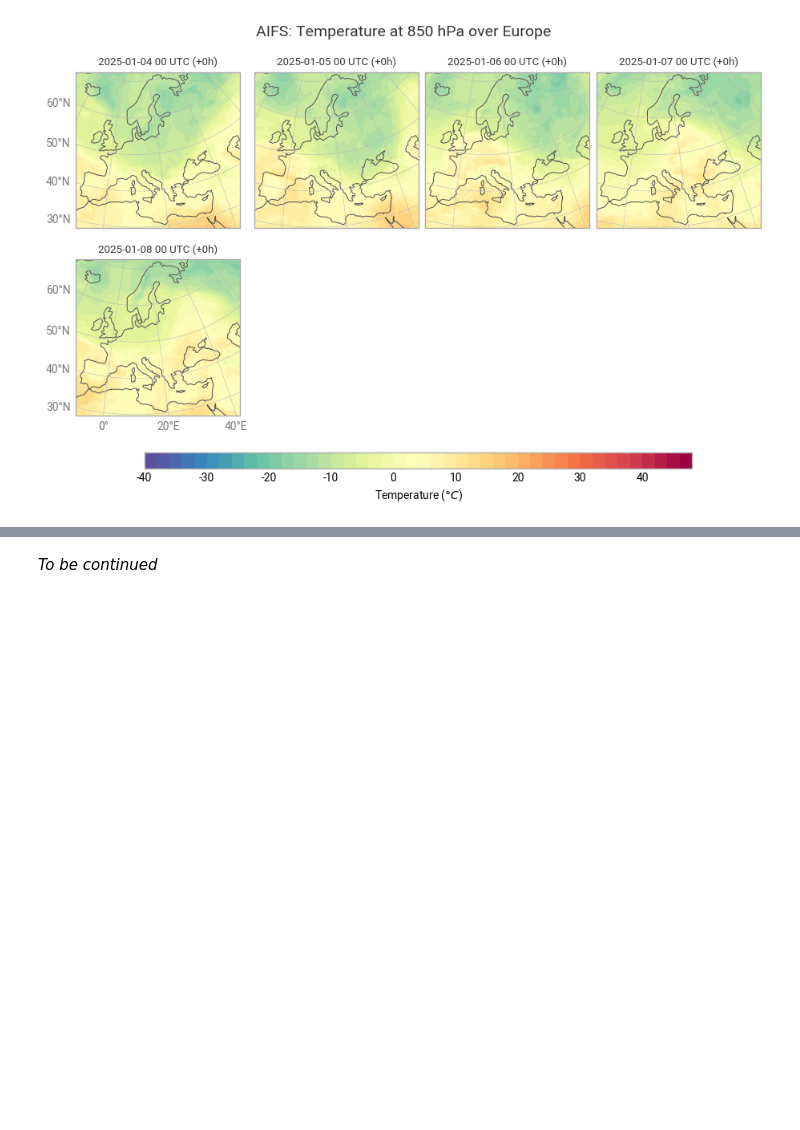
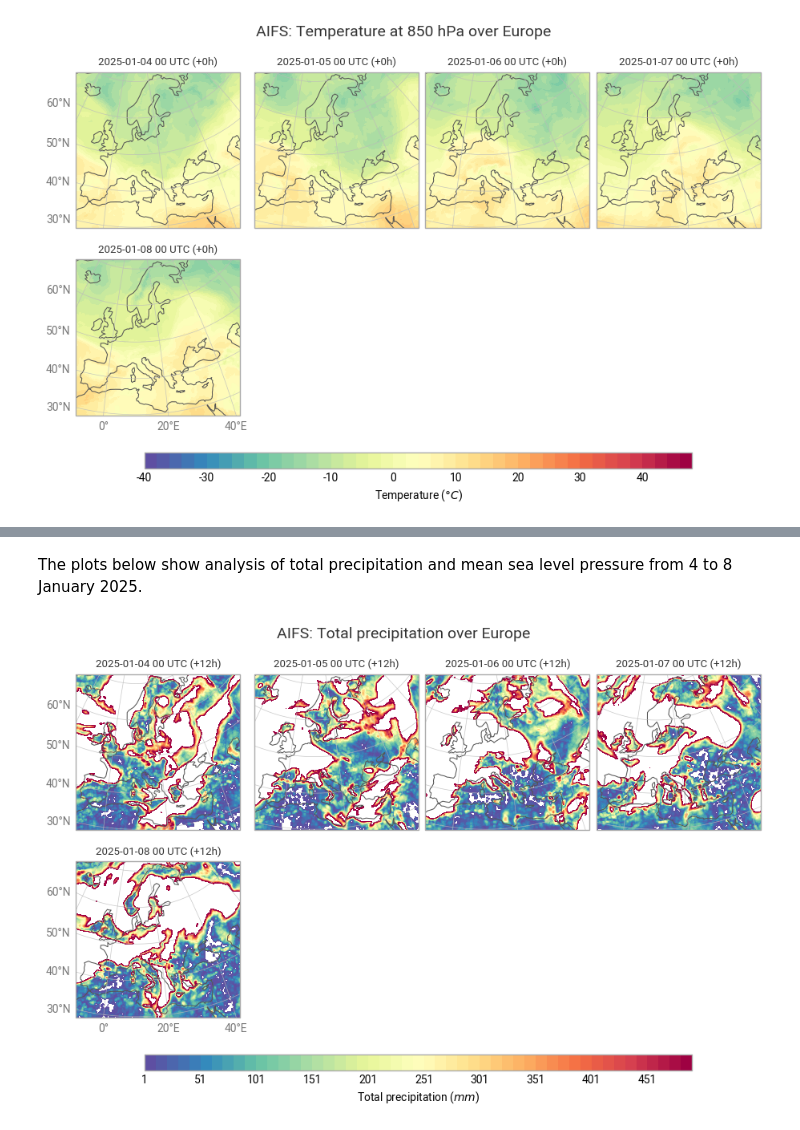
Before and after one commit to ECMWFCode4Earth/open-data-explorer, a Jupyter notebook: openDataVisio/examples/damaging-winds-aifs.ipynb, the cells around one changed output, grey strips where cells are left out. Saved outputs shown, nothing was run; the diff lists cells and outputs as text; code cells hidden in the pictures; blank space fills up the shorter version.

```diff
--- a/openDataVisio/examples/damaging-winds-aifs.ipynb
+++ b/openDataVisio/examples/damaging-winds-aifs.ipynb
@@ -251,2 +315,29 @@ figure.show()
 # %% [markdown]
-_To be continued_
+The plots below show analysis of total precipitation and mean sea level pressure from 4 to 8 January 2025.
+# %%
+figure = ekp.Figure(domain="Europe", size=(9, 8), rows=3, columns=4)
+
+tp_shade = ekp.styles.Style(
+    colors="Spectral_r",
+    levels=range(1, 500, 10),
+    units="mm",
+)
+
+for i in range(5):
+    figure.add_map(1+i//4, i%4)
+figure.contourf(tp, style=tp_shade)
+
+figure.coastlines(resolution="low")
+figure.gridlines()
+
+figure.legend(location="bottom", label="{variable_name} ({units})")
+
+figure.subplot_titles("{base_time:%Y-%m-%d %H} UTC (+{lead_time}h)")
+figure.title(
+    "AIFS: {variable_name} over {domain}\n",
+    fontsize=14, horizontalalignment="center",
+)
+figure.save(fname=f"./plots/{PARAM_SFC}_{MODEL}_{DATES[-1]}{TIME}-{STEPS}h.png")
+figure.show()
+# %% [output]
+[figure, added]
```
Also changed, not shown: parts of 15 cells of this notebook, 5 other files.
